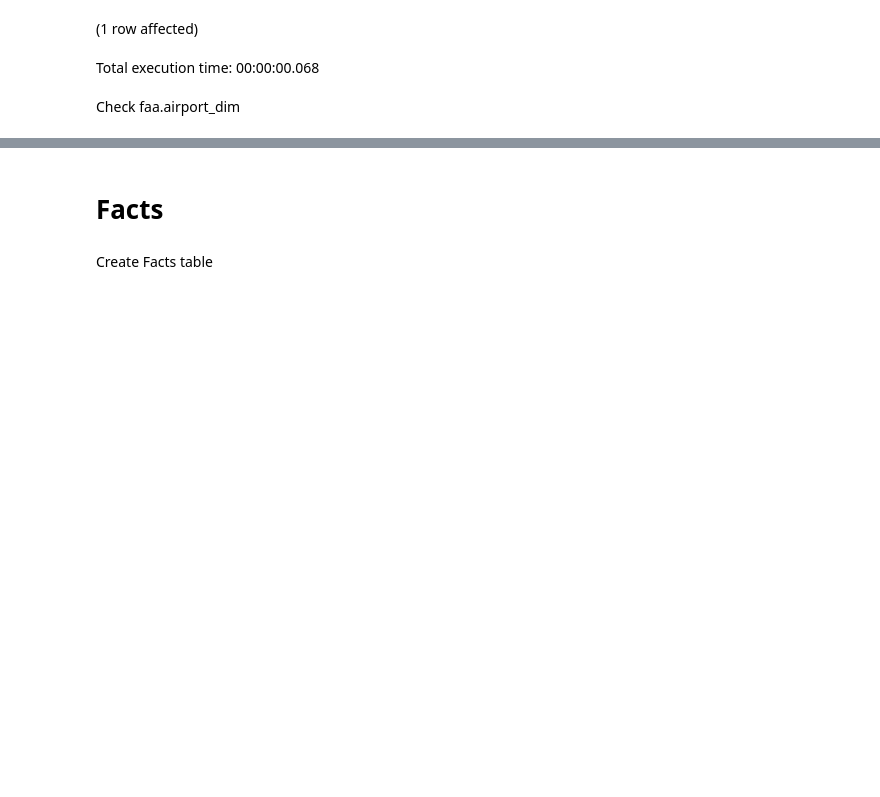
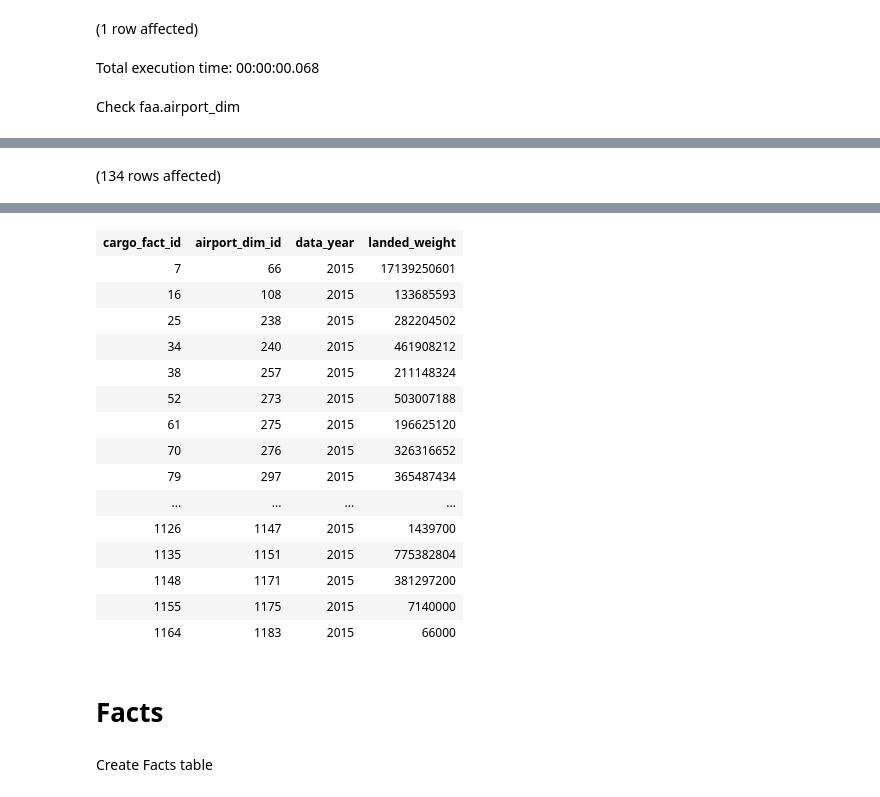
Before and after one commit to psrc/trends-airports, a Jupyter notebook: elmer/sql-server/notebook-faa-cargo.ipynb, the cells around one changed output, grey strips where cells are left out. Cells and saved outputs as stored; diff of their text form; code cells hidden in the pictures; blank space fills up the shorter version.

```diff
--- a/elmer/sql-server/notebook-faa-cargo.ipynb
+++ b/elmer/sql-server/notebook-faa-cargo.ipynb
@@ -72,0 +121,6 @@ FROM faa.airport_dims;
+# %%
+SELECT *
+FROM Elmer.faa.cargo_facts
+WHERE data_year = '2015';
+# %% [output]
+(134 rows affected)
@@ -73,3 +128,19 @@ FROM faa.airport_dims;
+| cargo_fact_id | airport_dim_id | data_year | landed_weight |
+| 7 | 66 | 2015 | 17139250601 |
+| 16 | 108 | 2015 | 133685593 |
+| 25 | 238 | 2015 | 282204502 |
+| 34 | 240 | 2015 | 461908212 |
+| 38 | 257 | 2015 | 211148324 |
+| 52 | 273 | 2015 | 503007188 |
+| 61 | 275 | 2015 | 196625120 |
+| 70 | 276 | 2015 | 326316652 |
+| 79 | 297 | 2015 | 365487434 |
+| ... | ... | ... | ... |
+| 1126 | 1147 | 2015 | 1439700 |
+| 1135 | 1151 | 2015 | 775382804 |
+| 1148 | 1171 | 2015 | 381297200 |
+| 1155 | 1175 | 2015 | 7140000 |
+| 1164 | 1183 | 2015 | 66000 |
 # %% [markdown]
 # Facts
 # %% [markdown]
```
Also changed, not shown: parts of 10 cells of this notebook, 4 other files.
